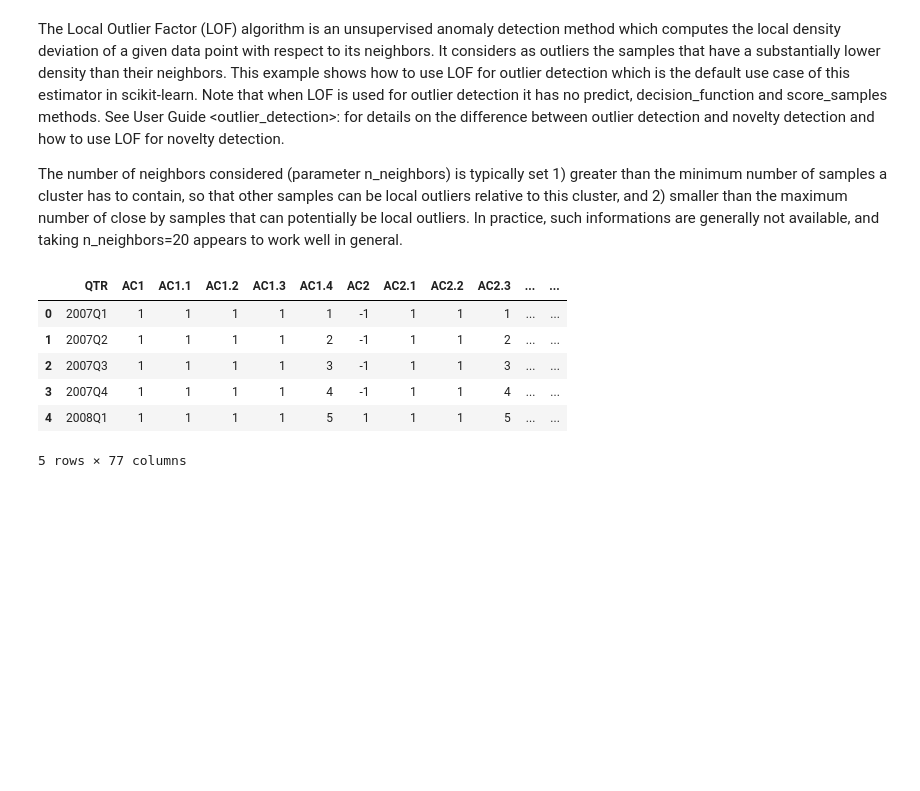
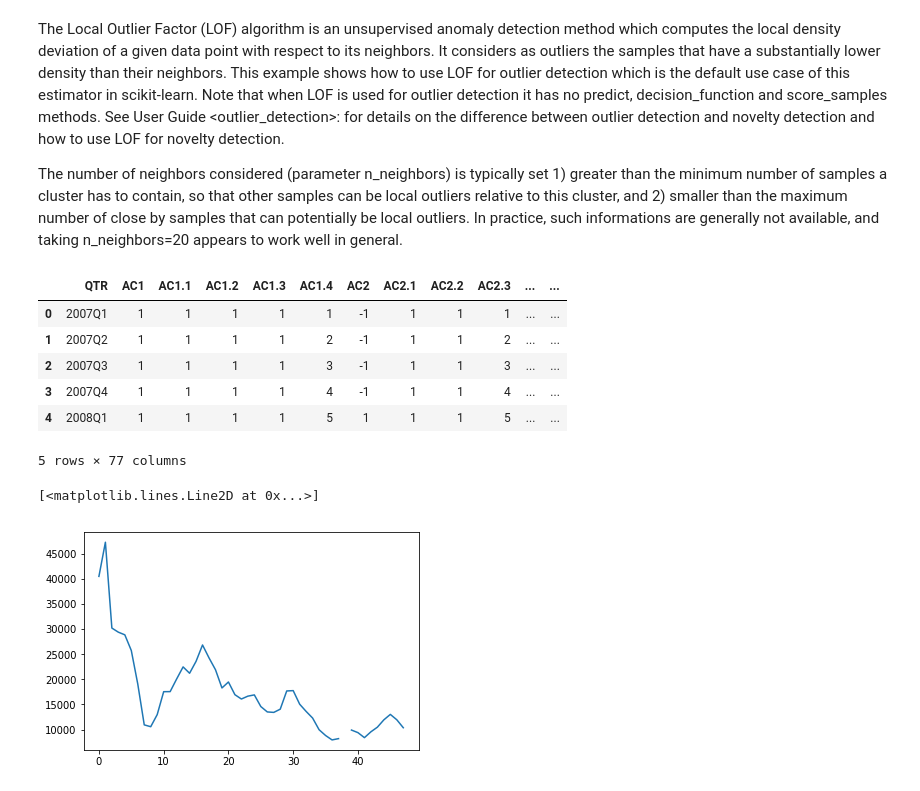
Before and after one commit to Subhasishbasak/Anomaly_detection, a Jupyter notebook: notebooks/Data_cleaning.ipynb, the cells around one changed output. Saved outputs shown, nothing was run; the diff lists cells and outputs as text; code cells hidden in the pictures; blank space fills up the shorter version.

```diff
--- a/notebooks/Data_cleaning.ipynb
+++ b/notebooks/Data_cleaning.ipynb
@@ -106,0 +129,5 @@ result.head()
+# %%
+plt.plot(list(map(float,data['AC1.4'][2:])))
+# %% [output]
+[<matplotlib.lines.Line2D at 0x...>]
+[figure, added]
```
Also changed, not shown: parts of 6 cells of this notebook.
